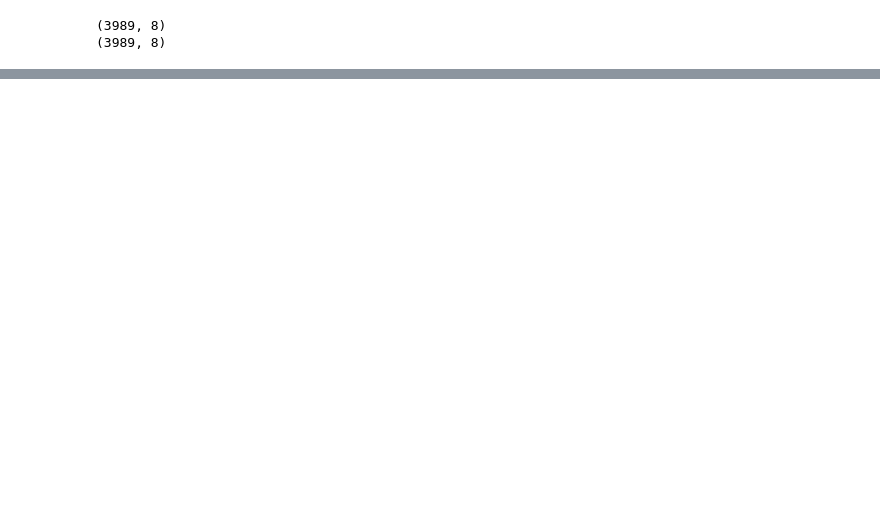
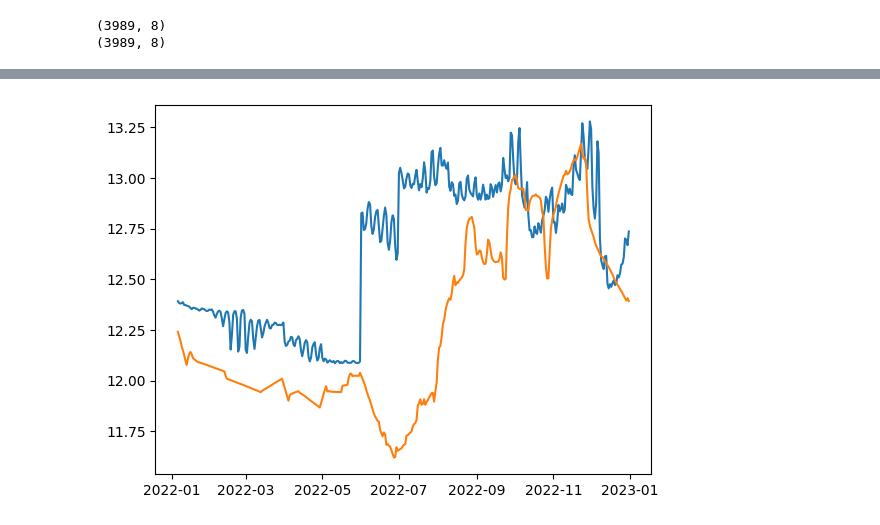
Before and after one commit to NathanAlmazan/RiverCast, a Jupyter notebook: notebooks/stl/rivercast.ipynb, the cells around one changed output, grey strips where cells are left out. Saved outputs shown, nothing was run; the diff lists cells and outputs as text; code cells hidden in the pictures; blank space fills up the shorter version.

```diff
--- a/notebooks/rivercast_stl.ipynb
+++ b/notebooks/stl/rivercast.ipynb
@@ -635,0 +683,4 @@ plt.show()
+# %%
+plot_forecast(y_test[:, 1], ground[:, 1])
+# %% [output]
+[figure, added]
```
Also changed, not shown: parts of 83 cells of this notebook, 2 other files.
